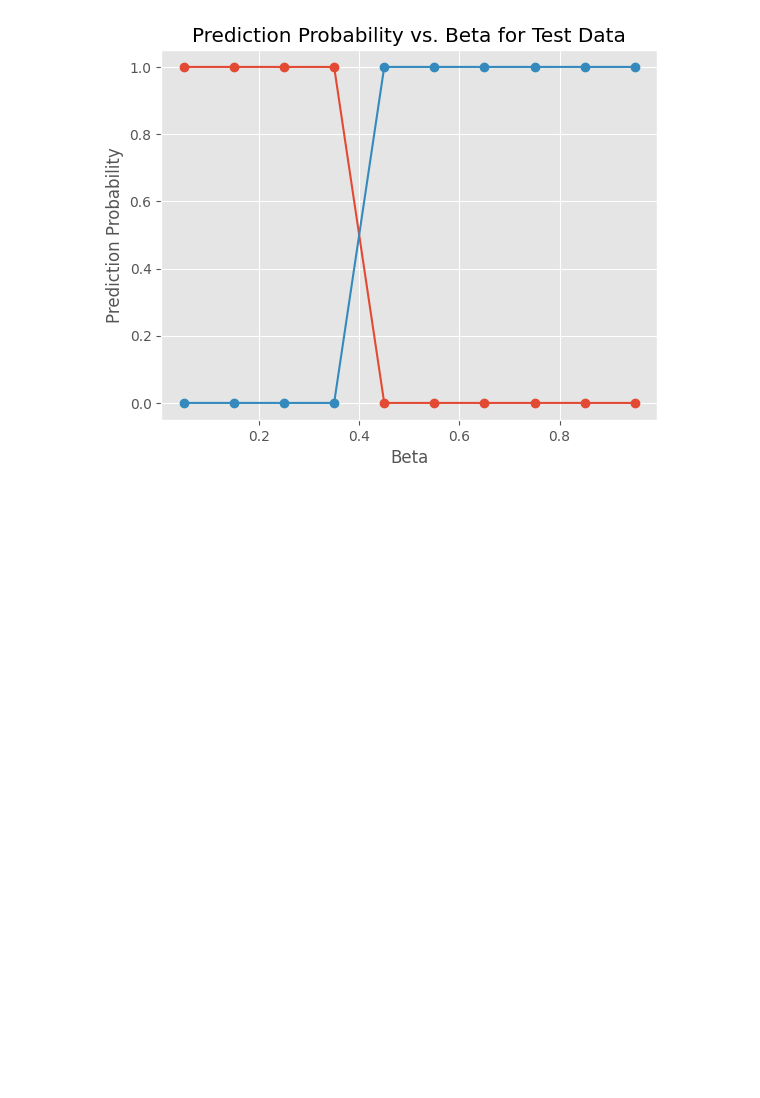
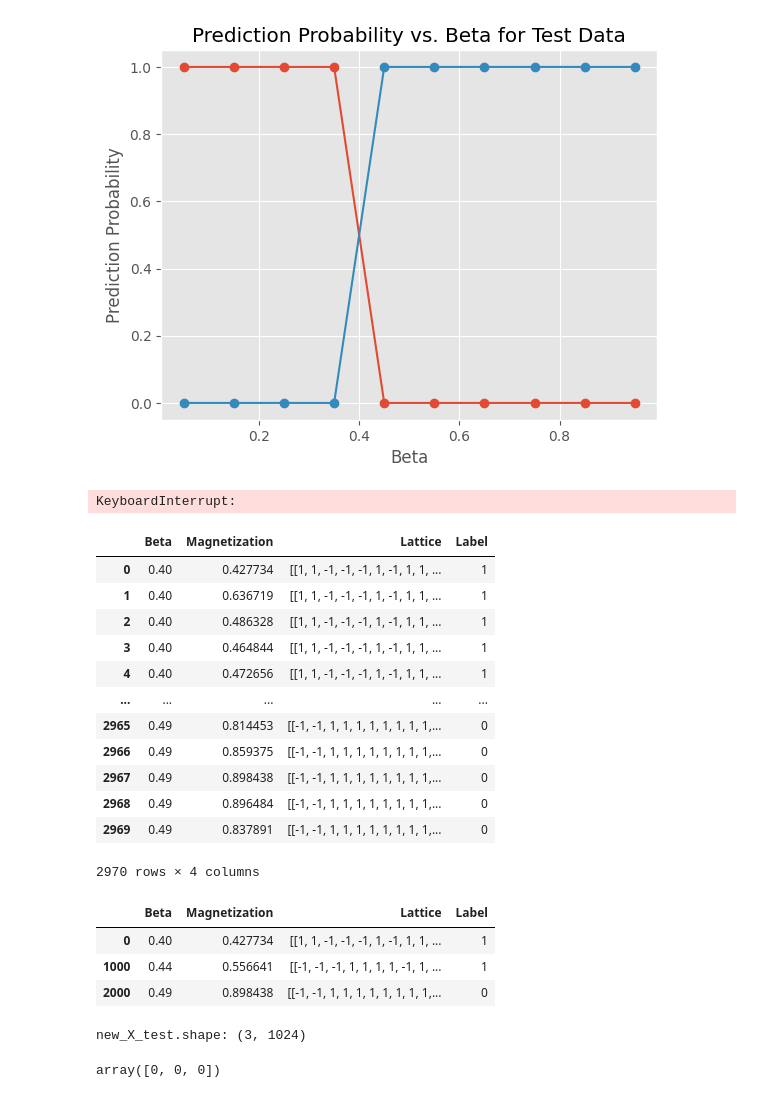
Before and after one commit to LABO-M/MachineLearningPhasesOfMatter, a Jupyter notebook: ising/ising_nn.ipynb, the cells around one changed output. Cells and saved outputs as stored; diff of their text form; code cells hidden in the pictures; blank space fills up the shorter version.

```diff
--- a/ising/ising_nn.ipynb
+++ b/ising/ising_nn.ipynb
@@ -331,3 +331,46 @@ plt.grid(True)
 plt.show()
 # %% [output]
 [figure]
+# %%
+# パラメータの設定
+J = 1
+h = 0.05
+beta_values = np.array([0.40 , 0.44 , 0.49])
+n_steps = 100000
+discard_steps = 1000
+# %%
+# データセットの作成
+data_re = {'Beta': [], 'Magnetization': [], 'Lattice': [], 'Label': []}
+
+for beta in beta_values:
+    simulation = Squaresimulation(32)  # グリッドのサイズを指定
+    magnetization_transition = simulation.compute_magnetization_transition(beta, J, h, n_steps)
+    magnetization_transition = magnetization_transition[discard_steps:]
+    lattice = simulation.lattice
+    label = 1 if beta <= 0.44 else 0
+
+    for i in range(0, len(magnetization_transition), 100):
+        data_re['Beta'].append(beta)
+        data_re['Magnetization'].append(magnetization_transition[i])
+        data_re['Lattice'].append(lattice.tolist())
+        data_re['Label'].append(label)
+
+dataset_re = pd.DataFrame(data_re)
+# %% [output]
+KeyboardInterrupt:
+# %%
+dataset_re
+# %% [output]
+|  | Beta | Magnetization | Lattice | Label |
+| 0 | 0.40 | 0.427734 | [[1, 1, -1, -1, -1, 1, -1, 1, 1, ... | 1 |
+| 1 | 0.40 | 0.636719 | [[1, 1, -1, -1, -1, 1, -1, 1, 1, ... | 1 |
+| 2 | 0.40 | 0.486328 | [[1, 1, -1, -1, -1, 1, -1, 1, 1, ... | 1 |
+| 3 | 0.40 | 0.464844 | [[1, 1, -1, -1, -1, 1, -1, 1, 1, ... | 1 |
+| 4 | 0.40 | 0.472656 | [[1, 1, -1, -1, -1, 1, -1, 1, 1, ... | 1 |
+| ... | ... | ... | ... | ... |
+| 2965 | 0.49 | 0.814453 | [[-1, -1, 1, 1, 1, 1, 1, 1, 1, 1,... | 0 |
+| 2966 | 0.49 | 0.859375 | [[-1, -1, 1, 1, 1, 1, 1, 1, 1, 1,... | 0 |
+| 2967 | 0.49 | 0.898438 | [[-1, -1, 1, 1, 1, 1, 1, 1, 1, 1,... | 0 |
+| 2968 | 0.49 | 0.896484 | [[-1, -1, 1, 1, 1, 1, 1, 1, 1, 1,... | 0 |
+| 2969 | 0.49 | 0.837891 | [[-1, -1, 1, 1, 1, 1, 1, 1, 1, 1,... | 0 |
+2970 rows × 4 columns
@@ -333,0 +394,7 @@ plt.show()
+# %%
+test_dataset_re
+# %% [output]
+|  | Beta | Magnetization | Lattice | Label |
+| 0 | 0.40 | 0.427734 | [[1, 1, -1, -1, -1, 1, -1, 1, 1, ... | 1 |
+| 1000 | 0.44 | 0.556641 | [[-1, -1, -1, 1, 1, 1, 1, -1, 1, ... | 1 |
+| 2000 | 0.49 | 0.898438 | [[-1, -1, 1, 1, 1, 1, 1, 1, 1, 1,... | 0 |
@@ -333,0 +403,10 @@ plt.show()
+# %%
+# 変形後の配列の形状を定義する
+new_shape = (X_test_re.shape[0], X_test_re.shape[1] * X_test_re.shape[2])
+
+# 配列を変形する
+new_X_test_re = X_test_re.reshape(new_shape)
+
+print('new_X_test.shape:', new_X_test_re.shape)
+# %% [output]
+new_X_test.shape: (3, 1024)
@@ -333,0 +416,4 @@ plt.show()
+# %%
+predictions
+# %% [output]
+array([0, 0, 0])
```
Also changed, not shown: parts of 4 cells of this notebook, 1 other file.
